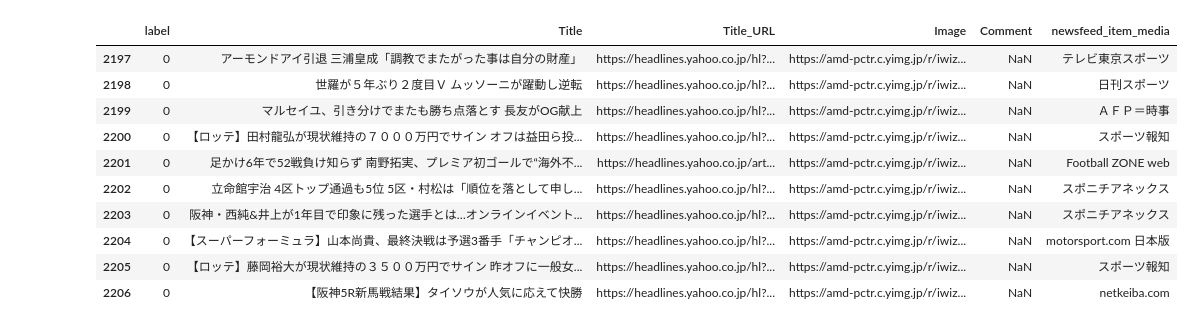
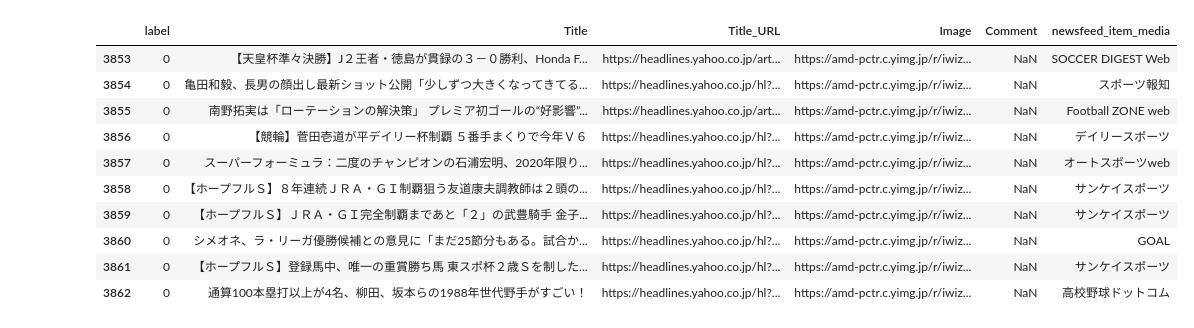
Before and after one commit to ShozenD/DADText2020, a Jupyter notebook: notebooks/preprocess.ipynb, the cells around one changed output. Cells and saved outputs as stored; diff of their text form; code cells hidden in the pictures.

Commit message:
new data

```diff
--- a/notebooks/preprocess.ipynb
+++ b/notebooks/preprocess.ipynb
@@ -8,22 +8,25 @@ yahoo1 = pd.read_csv('../data/yahoo_news.csv',index_col=False)
 yahoo2 = pd.read_csv('../data/yahoo_news_2.csv',index_col=False)
 yahoo3 = pd.read_csv('../data/yahoo_news_3.csv',index_col=False)
 yahoo4 = pd.read_csv('../data/yahoo_news_4.csv',index_col=False)
+yahoo5 = pd.read_csv('../data/yahoo_news_5.csv',index_col=False)
+yahoo6 = pd.read_csv('../data/yahoo_news_6.csv',index_col=False)
+yahoo7 = pd.read_csv('../data/yahoo_news_7.csv',index_col=False)
 # %%
-yahoo = pd.concat([yahoo1,yahoo2,yahoo3,yahoo4])
+yahoo = pd.concat([yahoo1,yahoo2,yahoo3,yahoo4,yahoo5,yahoo6,yahoo7])
 yahoo = yahoo.reset_index(drop=True)
 yahoo.tail(10)
 # %% [output]
 |  | label | Title | Title_URL | Image | Comment | newsfeed_item_media |
-| 2197 | 0 | アーモンドアイ引退 三浦皇成「調教でまたがった事は自分の財産」 | https://headlines.yahoo.co.jp/hl?... | https://amd-pctr.c.yimg.jp/r/iwiz... | NaN | テレビ東京スポーツ |
-| 2198 | 0 | 世羅が５年ぶり２度目Ｖ ムッソーニが躍動し逆転 | https://headlines.yahoo.co.jp/hl?... | https://amd-pctr.c.yimg.jp/r/iwiz... | NaN | 日刊スポーツ |
-| 2199 | 0 | マルセイユ、引き分けでまたも勝ち点落とす 長友がOG献上 | https://headlines.yahoo.co.jp/hl?... | https://amd-pctr.c.yimg.jp/r/iwiz... | NaN | ＡＦＰ＝時事 |
-| 2200 | 0 | 【ロッテ】田村龍弘が現状維持の７０００万円でサイン オフは益田ら投... | https://headlines.yahoo.co.jp/hl?... | https://amd-pctr.c.yimg.jp/r/iwiz... | NaN | スポーツ報知 |
-| 2201 | 0 | 足かけ6年で52戦負け知らず 南野拓実、プレミア初ゴールで“海外不... | https://headlines.yahoo.co.jp/art... | https://amd-pctr.c.yimg.jp/r/iwiz... | NaN | Football ZONE web |
-| 2202 | 0 | 立命館宇治 4区トップ通過も5位 5区・村松は「順位を落として申し... | https://headlines.yahoo.co.jp/hl?... | https://amd-pctr.c.yimg.jp/r/iwiz... | NaN | スポニチアネックス |
-| 2203 | 0 | 阪神・西純&井上が1年目で印象に残った選手とは…オンラインイベント... | https://headlines.yahoo.co.jp/hl?... | https://amd-pctr.c.yimg.jp/r/iwiz... | NaN | スポニチアネックス |
-| 2204 | 0 | 【スーパーフォーミュラ】山本尚貴、最終決戦は予選3番手「チャンピオ... | https://headlines.yahoo.co.jp/hl?... | https://amd-pctr.c.yimg.jp/r/iwiz... | NaN | motorsport.com 日本版 |
-| 2205 | 0 | 【ロッテ】藤岡裕大が現状維持の３５００万円でサイン 昨オフに一般女... | https://headlines.yahoo.co.jp/hl?... | https://amd-pctr.c.yimg.jp/r/iwiz... | NaN | スポーツ報知 |
-| 2206 | 0 | 【阪神5R新馬戦結果】タイソウが人気に応えて快勝 | https://headlines.yahoo.co.jp/hl?... | https://amd-pctr.c.yimg.jp/r/iwiz... | NaN | netkeiba.com |
+| 3853 | 0 | 【天皇杯準々決勝】J２王者・徳島が貫録の３－０勝利、Honda F... | https://headlines.yahoo.co.jp/art... | https://amd-pctr.c.yimg.jp/r/iwiz... | NaN | SOCCER DIGEST Web |
+| 3854 | 0 | 亀田和毅、長男の顔出し最新ショット公開「少しずつ大きくなってきてる... | https://headlines.yahoo.co.jp/hl?... | https://amd-pctr.c.yimg.jp/r/iwiz... | NaN | スポーツ報知 |
+| 3855 | 0 | 南野拓実は「ローテーションの解決策」 プレミア初ゴールの“好影響”... | https://headlines.yahoo.co.jp/art... | https://amd-pctr.c.yimg.jp/r/iwiz... | NaN | Football ZONE web |
+| 3856 | 0 | 【競輪】菅田壱道が平デイリー杯制覇 ５番手まくりで今年Ｖ６ | https://headlines.yahoo.co.jp/hl?... | https://amd-pctr.c.yimg.jp/r/iwiz... | NaN | デイリースポーツ |
+| 3857 | 0 | スーパーフォーミュラ：二度のチャンピオンの石浦宏明、2020年限り... | https://headlines.yahoo.co.jp/hl?... | https://amd-pctr.c.yimg.jp/r/iwiz... | NaN | オートスポーツweb |
+| 3858 | 0 | 【ホープフルＳ】８年連続ＪＲＡ・ＧＩ制覇狙う友道康夫調教師は２頭の... | https://headlines.yahoo.co.jp/hl?... | https://amd-pctr.c.yimg.jp/r/iwiz... | NaN | サンケイスポーツ |
+| 3859 | 0 | 【ホープフルＳ】ＪＲＡ・ＧＩ完全制覇まであと「２」の武豊騎手 金子... | https://headlines.yahoo.co.jp/hl?... | https://amd-pctr.c.yimg.jp/r/iwiz... | NaN | サンケイスポーツ |
+| 3860 | 0 | シメオネ、ラ・リーガ優勝候補との意見に「まだ25節分もある。試合か... | https://headlines.yahoo.co.jp/hl?... | https://amd-pctr.c.yimg.jp/r/iwiz... | NaN | GOAL |
+| 3861 | 0 | 【ホープフルＳ】登録馬中、唯一の重賞勝ち馬 東スポ杯２歳Ｓを制した... | https://headlines.yahoo.co.jp/hl?... | https://amd-pctr.c.yimg.jp/r/iwiz... | NaN | サンケイスポーツ |
+| 3862 | 0 | 通算100本塁打以上が4名、柳田、坂本らの1988年世代野手がすごい！ | https://headlines.yahoo.co.jp/hl?... | https://amd-pctr.c.yimg.jp/r/iwiz... | NaN | 高校野球ドットコム |
 # %%
 # Remove new line character
 to_hankaku = {chr(0xFF01 + i): chr(0x21 + i) for i in range(94)}
```
Also changed, not shown: parts of 6 cells of this notebook, 5 other files.
